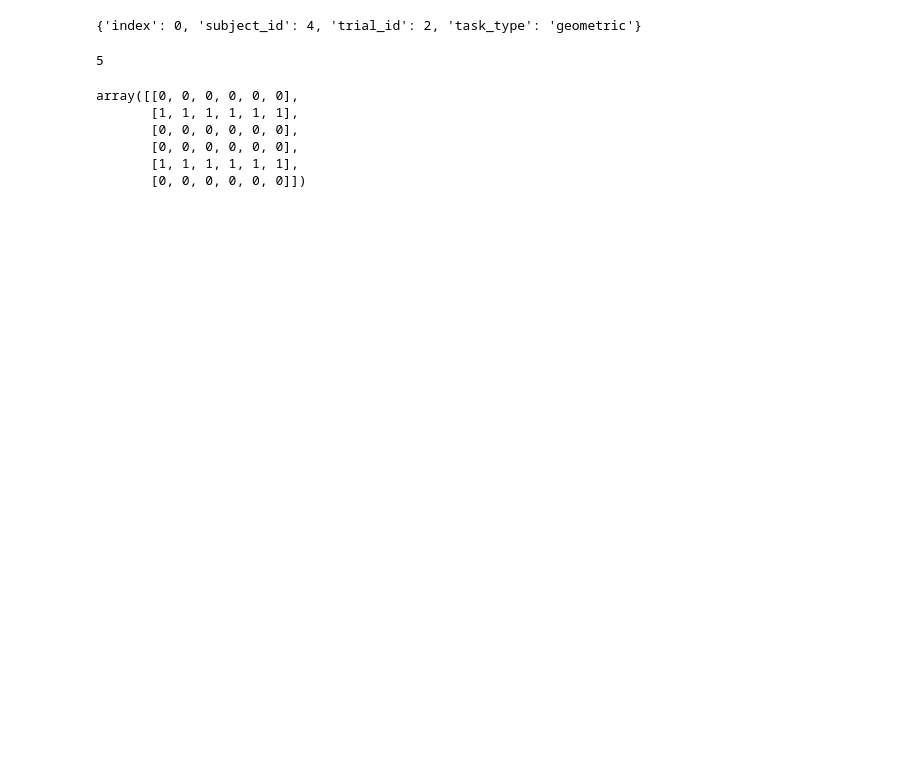
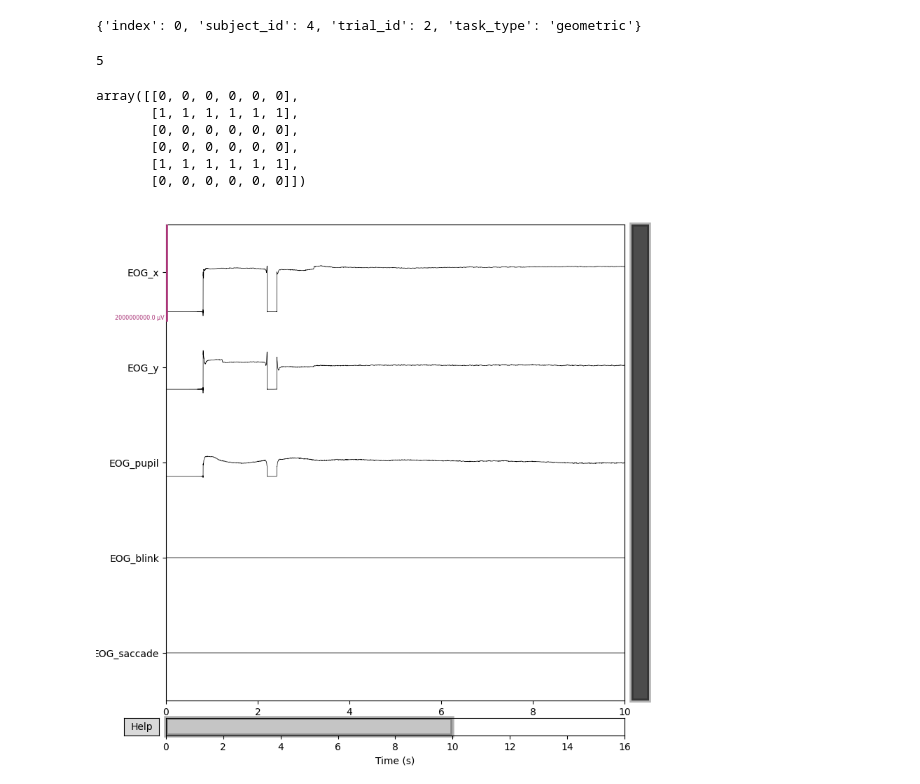
Before and after one commit to psandersi/EEG-Image-Reconstruction, a Jupyter notebook: Notebooks/Data_Load_Example.ipynb, the cells around one changed output. Saved outputs shown, nothing was run; the diff lists cells and outputs as text; code cells hidden in the pictures; blank space fills up the shorter version.

```diff
--- a/Notebooks/Data_Load_Example.ipynb
+++ b/Notebooks/Data_Load_Example.ipynb
@@ -45,3 +39,9 @@ array([[0, 0, 0, 0, 0, 0],
        [0, 0, 0, 0, 0, 0],
        [1, 1, 1, 1, 1, 1],
        [0, 0, 0, 0, 0, 0]])
+# %%
+%matplotlib ipympl
+eye_sample.plot(scalings=1000)
+pass
+# %% [output]
+[figure, added]
```
Also changed, not shown: parts of 2 cells of this notebook, 24 other files.
